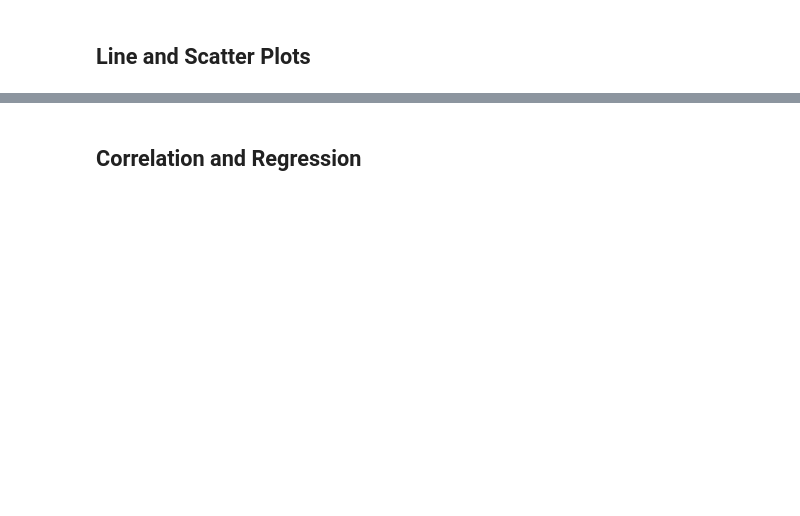
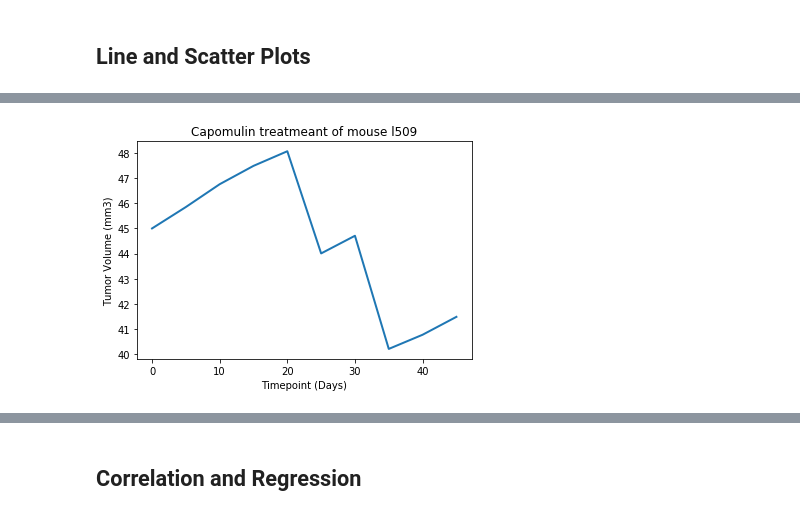
Before and after one commit to bbruzos/Matplotlib-Challenge, a Jupyter notebook: Pymaceuticals/Pymaceuticals_Final.ipynb, the cells around one changed output, grey strips where cells are left out. Saved outputs shown, nothing was run; the diff lists cells and outputs as text; code cells hidden in the pictures; blank space fills up the shorter version.

```diff
--- a/Pymaceuticals/Pymaceuticals_Final.ipynb
+++ b/Pymaceuticals/Pymaceuticals_Final.ipynb
@@ -255,0 +281,22 @@ subset
+# %%
+# Generate a line plot of time point versus tumor volume for a mouse treated with Capomulin
+capomulin_df= cleaned_mouse_data.loc[cleaned_mouse_data['Drug Regimen'] == 'Capomulin', :]
+# Locate Mice with ID I509
+cap_mouse= capomulin_df.loc[capomulin_df['Mouse ID']== 'l509', :]
+
+# x and y-axis data
+timepoint_label= cap_mouse['Timepoint']
+tumor_vol_label= cap_mouse['Tumor Volume (mm3)']
+
+# Design line plot with data
+capomulin_plot= plt.plot(timepoint_label, tumor_vol_label, linewidth=2, markersize=12)
+
+# Set title and axis labels
+plt.title('Capomulin treatmeant of mouse l509')
+plt.xlabel('Timepoint (Days)')
+plt.ylabel('Tumor Volume (mm3)')
+
+# Show line plot
+plt.show()
+# %% [output]
+[figure, added]
```
Also changed, not shown: parts of 15 cells of this notebook.
